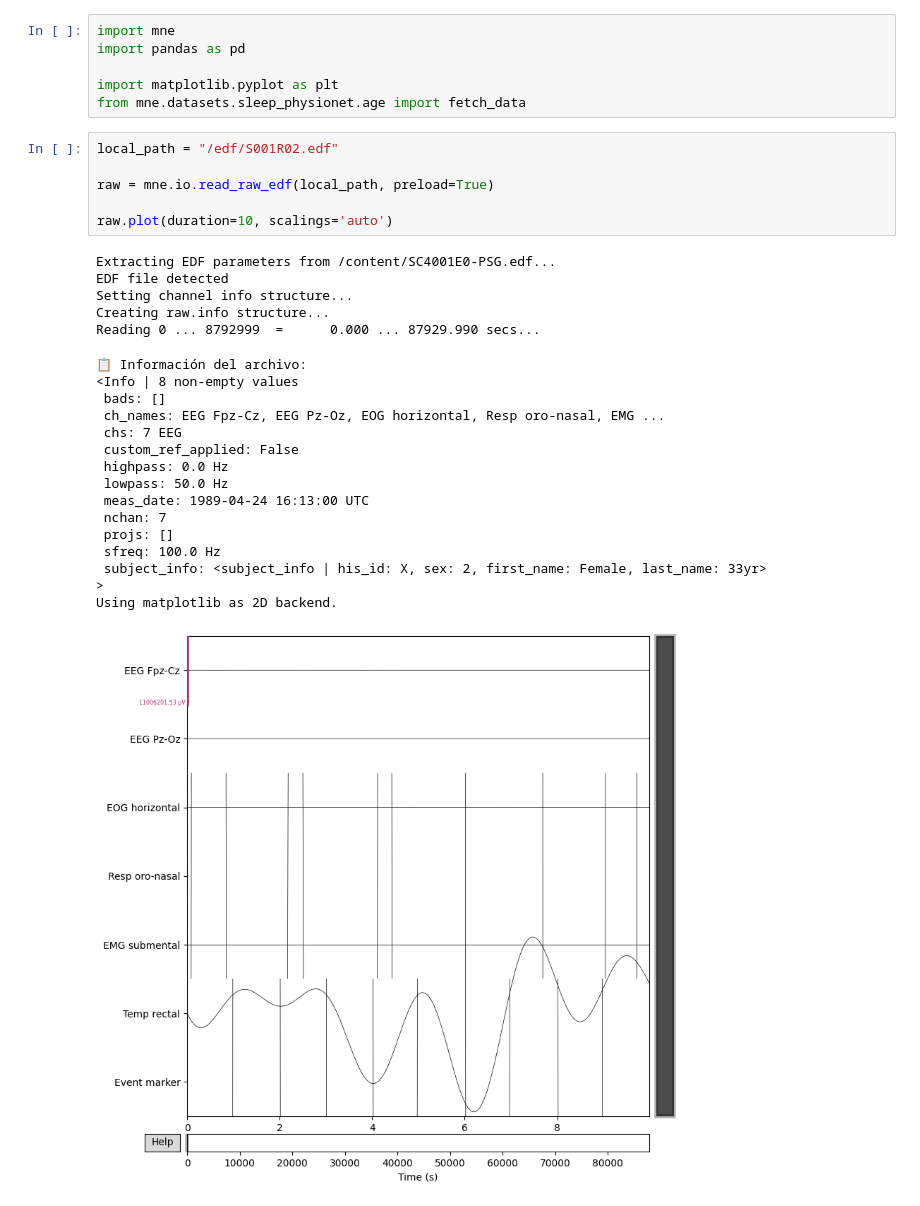
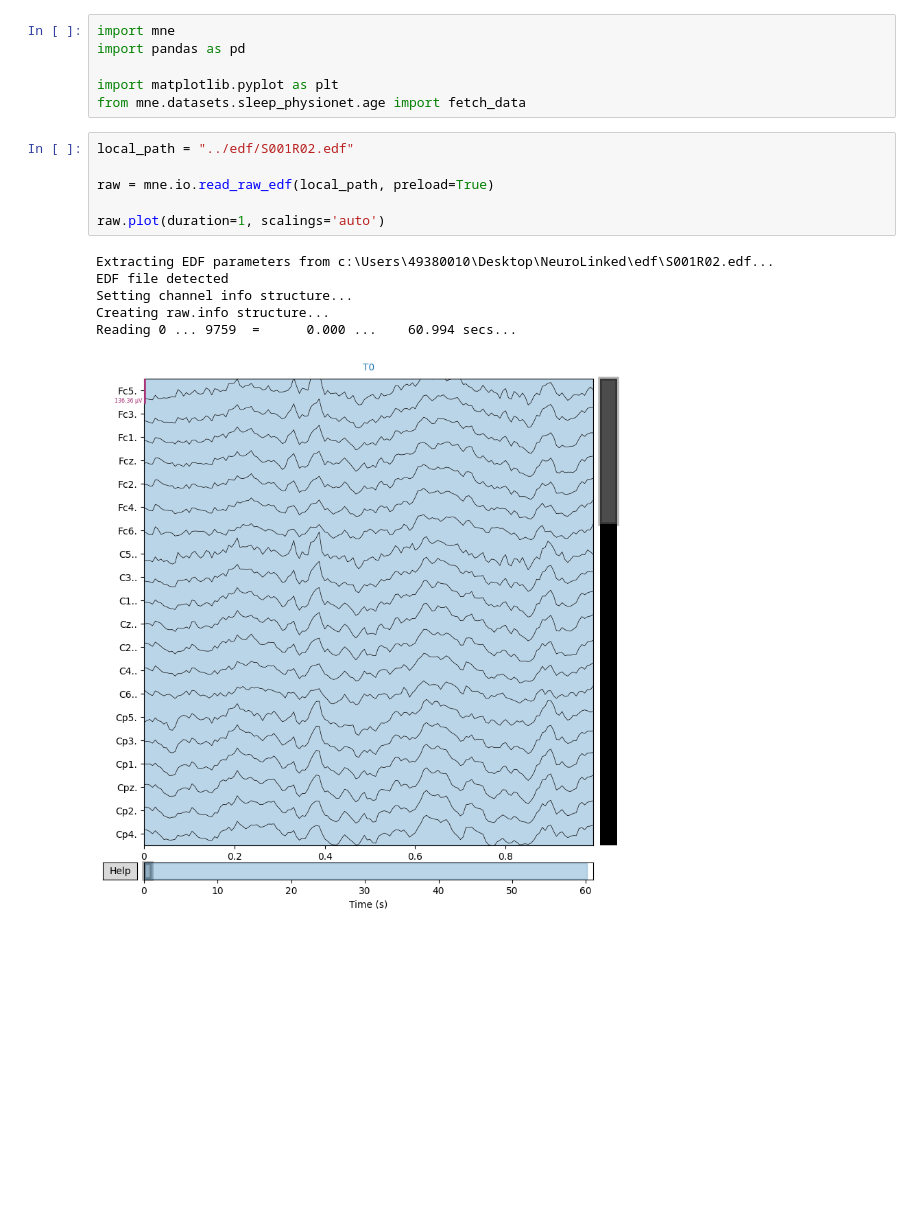
Before and after one commit to emitejadaa/NeuroLinked, a Jupyter notebook: notebooks/edf_editing.ipynb, the cells around one changed output. Cells and saved outputs as stored; diff of their text form; blank space fills up the shorter version.

```diff
--- a/notebooks/edf_editing.ipynb
+++ b/notebooks/edf_editing.ipynb
@@ -5,30 +5,15 @@ import pandas as pd
 import matplotlib.pyplot as plt
 from mne.datasets.sleep_physionet.age import fetch_data
 # %%
-local_path = "/edf/S001R02.edf"
+local_path = "../edf/S001R02.edf"
 
 raw = mne.io.read_raw_edf(local_path, preload=True)
 
-raw.plot(duration=10, scalings='auto')
+raw.plot(duration=1, scalings='auto')
 # %% [output]
-Extracting EDF parameters from /content/SC4001E0-PSG.edf...
+Extracting EDF parameters from c:\Users\49380010\Desktop\NeuroLinked\edf\S001R02.edf...
 EDF file detected
 Setting channel info structure...
 Creating raw.info structure...
-Reading 0 ... 8792999  =      0.000 ... 87929.990 secs...
+Reading 0 ... 9759  =      0.000 ...    60.994 secs...
-📋 Información del archivo:
-<Info | 8 non-empty values
- bads: []
- ch_names: EEG Fpz-Cz, EEG Pz-Oz, EOG horizontal, Resp oro-nasal, EMG ...
- chs: 7 EEG
- custom_ref_applied: False
- highpass: 0.0 Hz
- lowpass: 50.0 Hz
- meas_date: 1989-04-24 16:13:00 UTC
- nchan: 7
- projs: []
- sfreq: 100.0 Hz
- subject_info: <subject_info | his_id: X, sex: 2, first_name: Female, last_name: 33yr>
->
-Using matplotlib as 2D backend.
-[figure, old version]
+[figure, new version]
```
Also changed, not shown: parts of 1 cell of this notebook.
